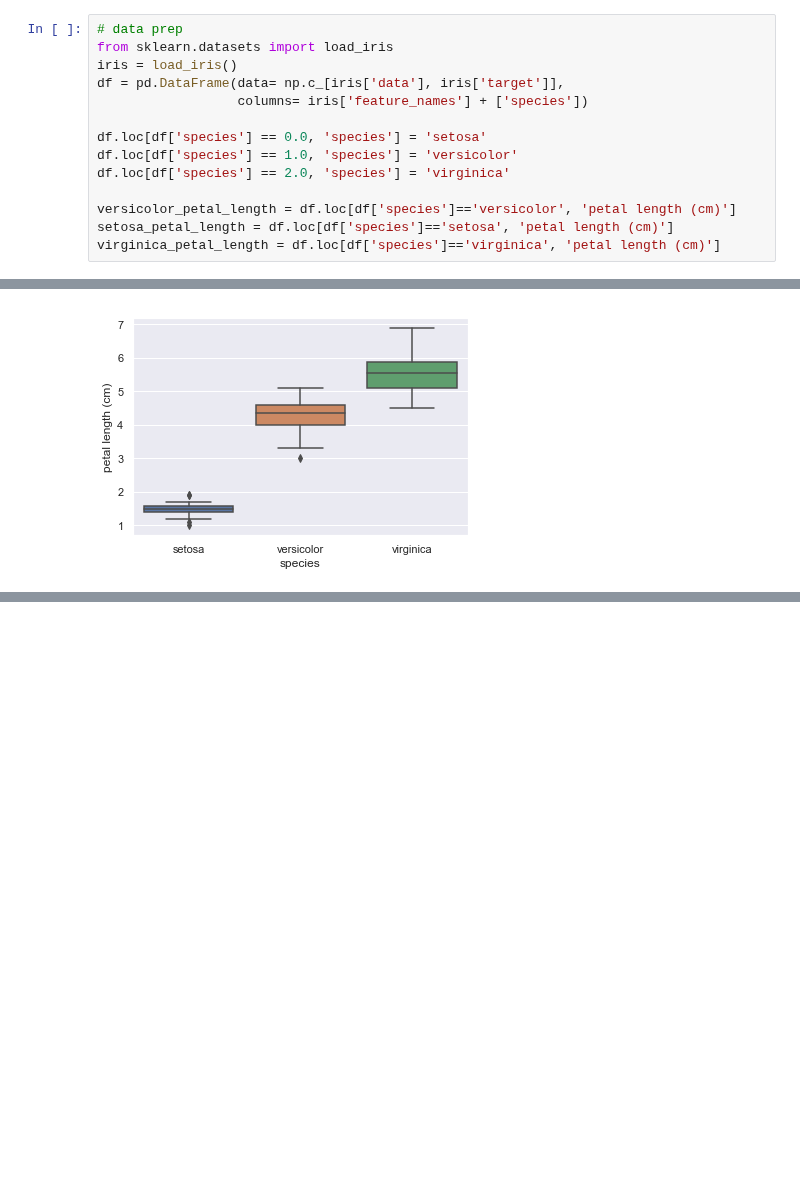
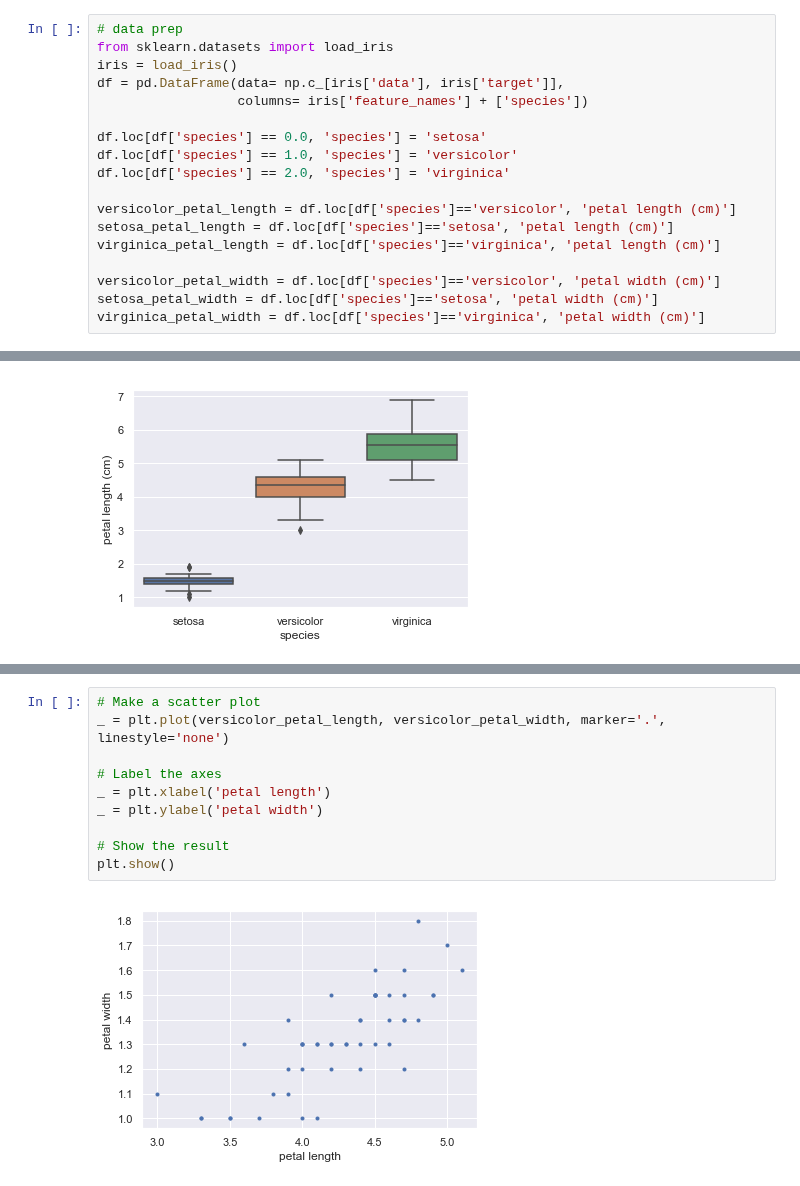
Before and after one commit to bosulliv/datacamp_python, a Jupyter notebook: stats/intro_to_eda_part1/ch2.ipynb, the cells around one changed output, grey strips where cells are left out. Drawn from its saved outputs; the diff is of its cells as text; blank space fills up the shorter version.

```diff
--- a/stats/intro_to_eda_part1/ch2.ipynb
+++ b/stats/intro_to_eda_part1/ch2.ipynb
@@ -22,6 +22,10 @@ df.loc[df['species'] == 2.0, 'species'] = 'virginica'
 versicolor_petal_length = df.loc[df['species']=='versicolor', 'petal length (cm)']
 setosa_petal_length = df.loc[df['species']=='setosa', 'petal length (cm)']
 virginica_petal_length = df.loc[df['species']=='virginica', 'petal length (cm)']
+
+versicolor_petal_width = df.loc[df['species']=='versicolor', 'petal width (cm)']
+setosa_petal_width = df.loc[df['species']=='setosa', 'petal width (cm)']
+virginica_petal_width = df.loc[df['species']=='virginica', 'petal width (cm)']
 # %%
 # Compute the mean: mean_length_vers
 mean_length_vers = np.mean(versicolor_petal_length)
@@ -99,0 +119,12 @@ differences =
+# %%
+# Make a scatter plot
+_ = plt.plot(versicolor_petal_length, versicolor_petal_width, marker='.', linestyle='none')
+
+# Label the axes
+_ = plt.xlabel('petal length')
+_ = plt.ylabel('petal width')
+
+# Show the result
+plt.show()
+# %% [output]
+[figure, added]
```
Also changed, not shown: parts of 5 cells of this notebook.
